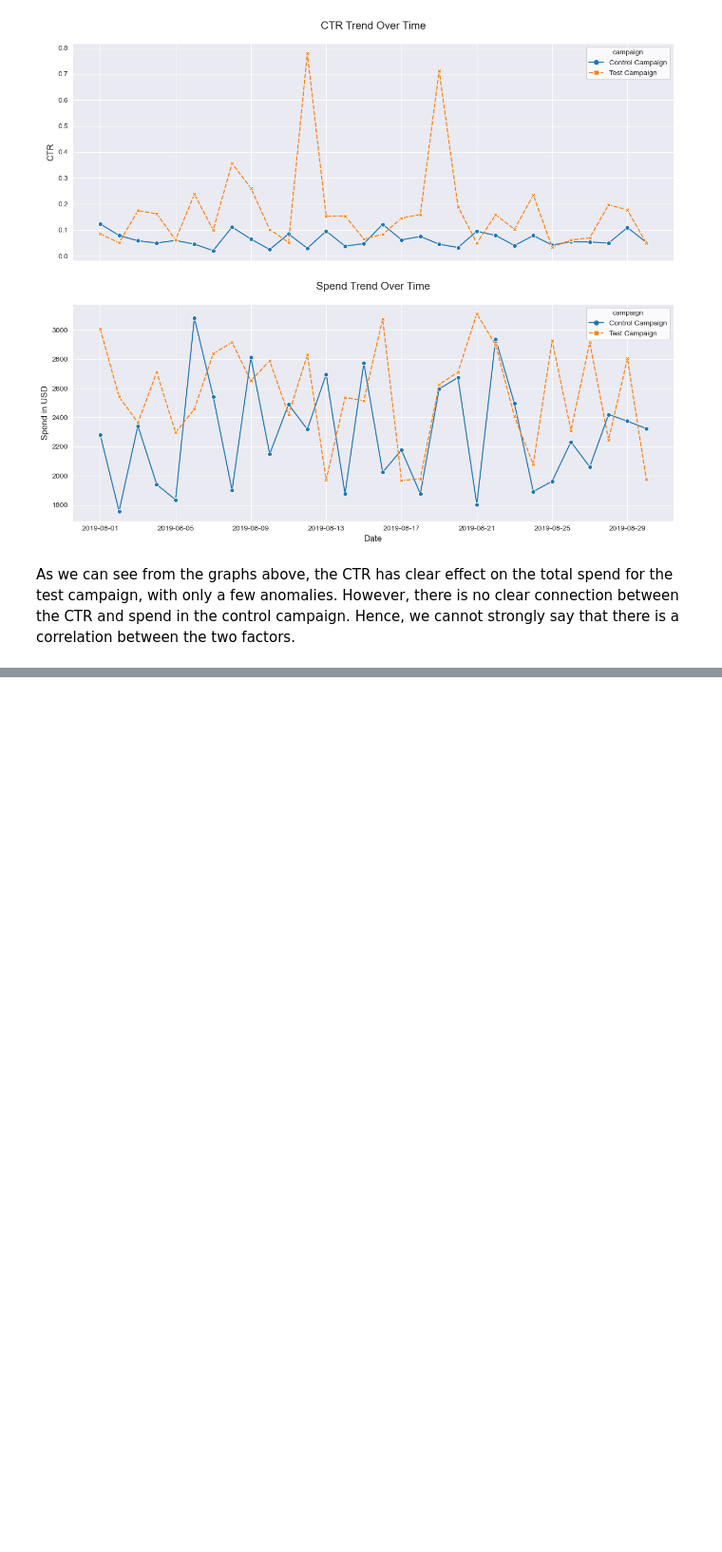
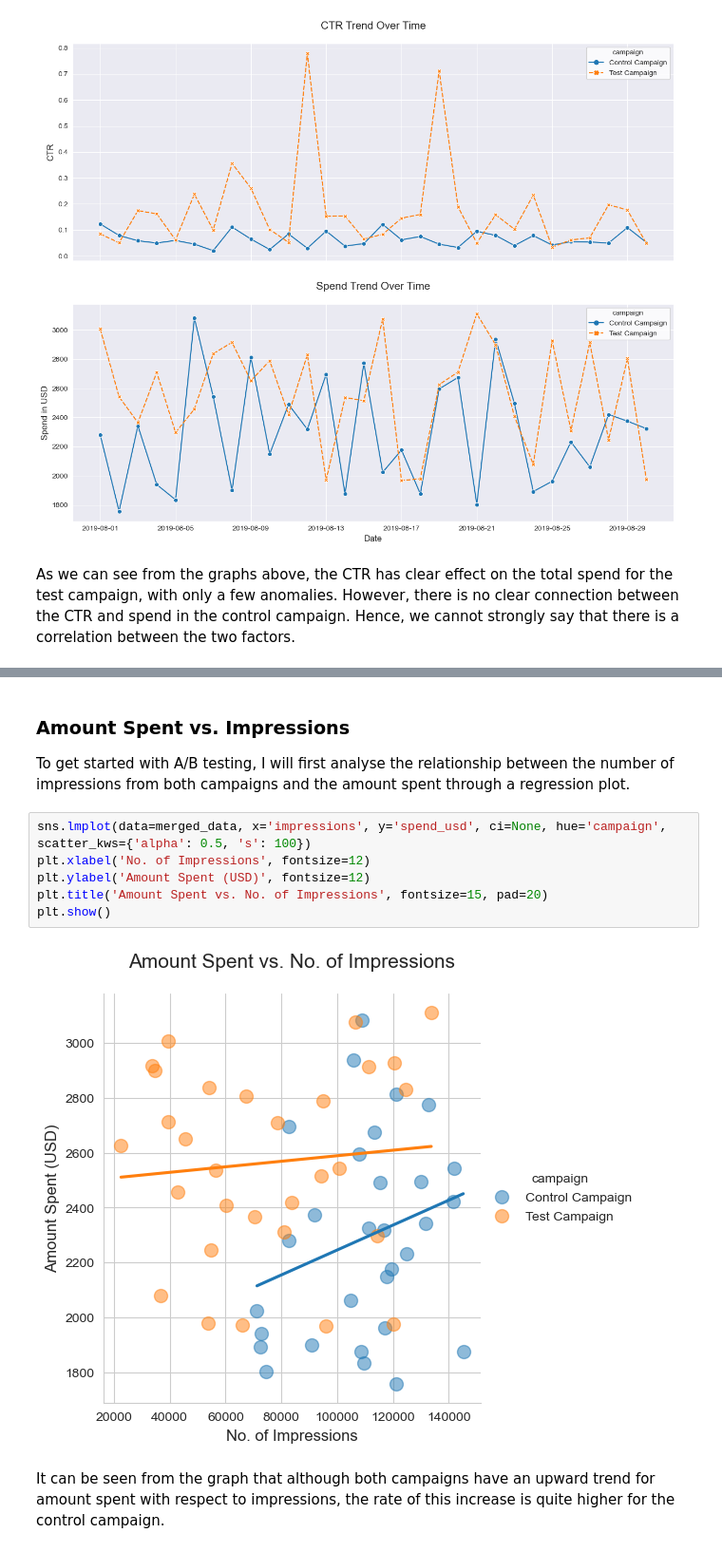
Before and after one commit to Rafsan7238/Data-Analysis_Data-Science_Projects, a Jupyter notebook: Python Projects/Website Landing Page A:B Testing/E-Commerce Website A:B Testing.ipynb, the cells around one changed output, grey strips where cells are left out. Shown at 95% size. Cells and saved outputs as stored; diff of their text form; blank space fills up the shorter version.

Commit message:
Added amount spent vs impressions plot

```diff
--- a/Python Projects/Website Landing Page A:B Testing/E-Commerce Website A:B Testing.ipynb
+++ b/Python Projects/Website Landing Page A:B Testing/E-Commerce Website A:B Testing.ipynb
@@ -483,0 +489,13 @@ As we can see from the graphs above, the CTR has clear effect on the total spend
+# %% [markdown]
+### Amount Spent vs. Impressions
+To get started with A/B testing, I will first analyse the relationship between the number of impressions from both campaigns and the amount spent through a regression plot.
+# %%
+sns.lmplot(data=merged_data, x='impressions', y='spend_usd', ci=None, hue='campaign', scatter_kws={'alpha': 0.5, 's': 100})
+plt.xlabel('No. of Impressions', fontsize=12)
+plt.ylabel('Amount Spent (USD)', fontsize=12)
+plt.title('Amount Spent vs. No. of Impressions', fontsize=15, pad=20)
+plt.show()
+# %% [output]
+[figure, added]
+# %% [markdown]
+It can be seen from the graph that although both campaigns have an upward trend for amount spent with respect to impressions, the rate of this increase is quite higher for the control campaign.
```
Also changed, not shown: parts of 1 cell of this notebook.
